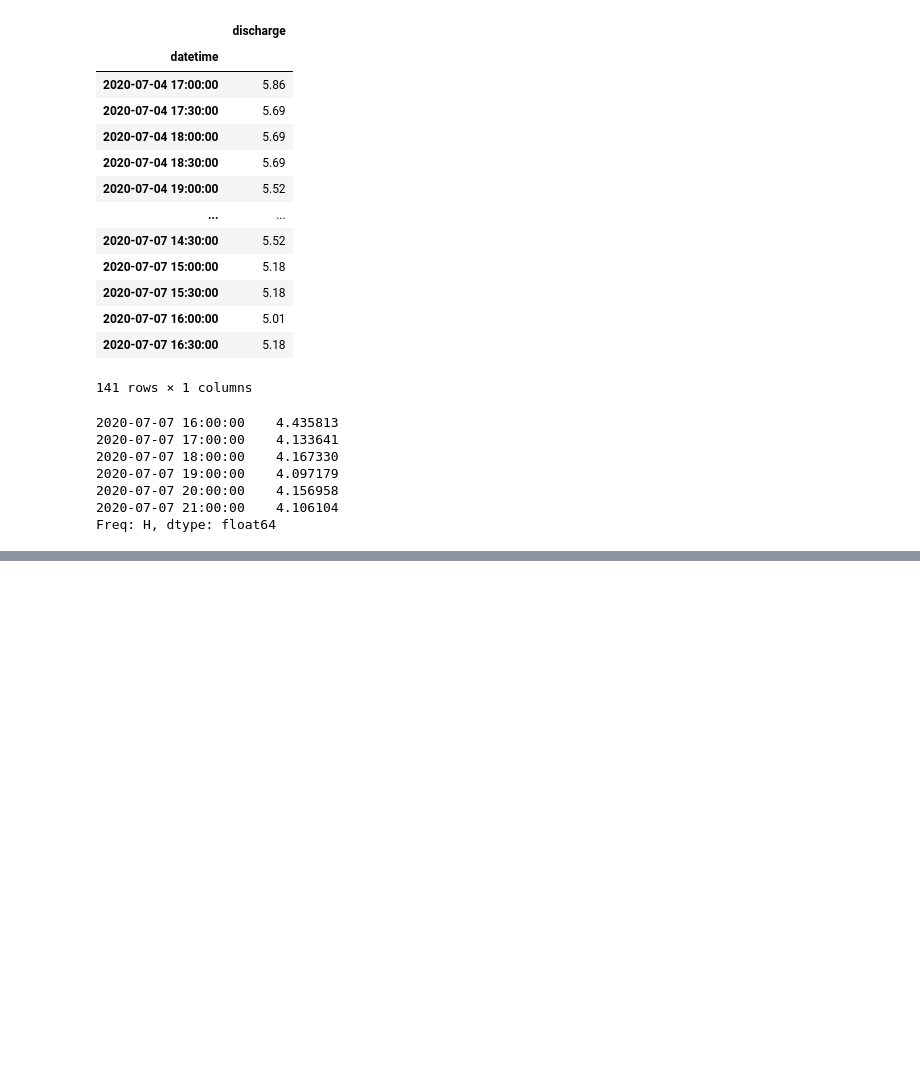
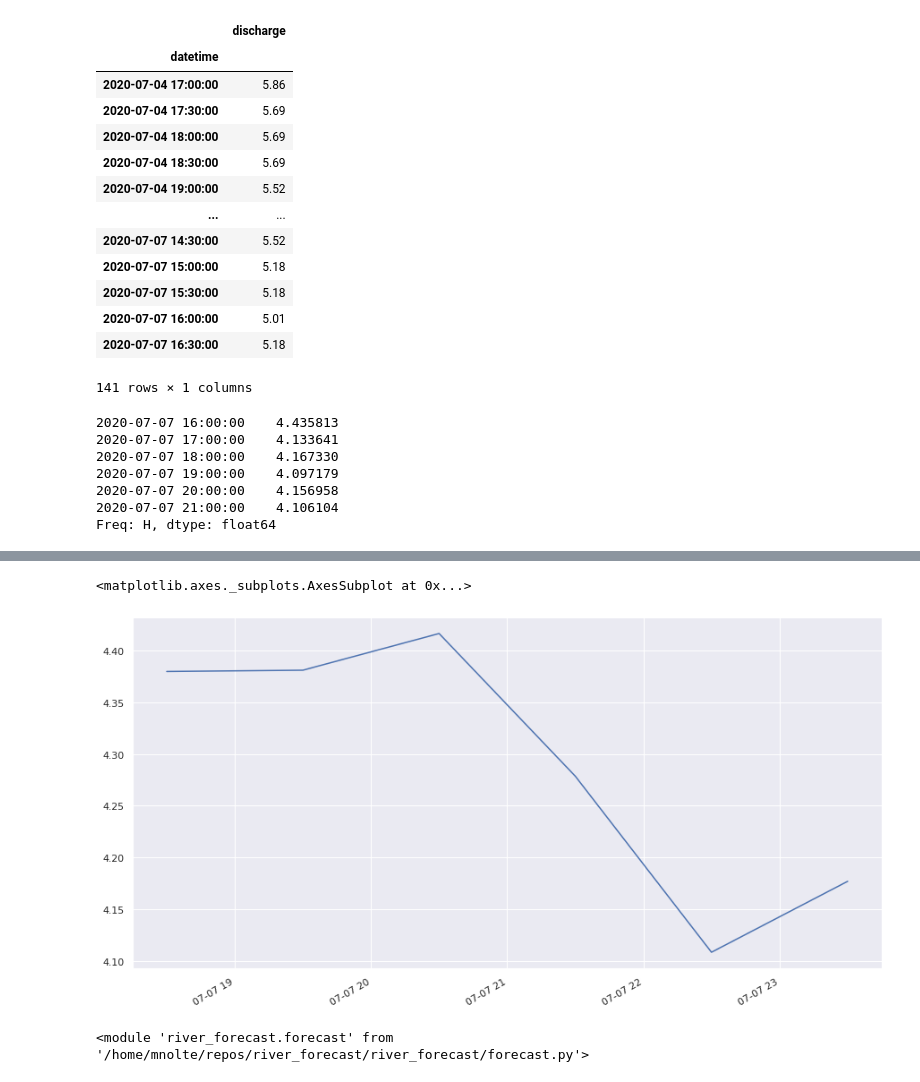
Before and after one commit to maxnolte/river_forecast, a Jupyter notebook: exploratory_analysis_hourly_data.ipynb, the cells around one changed output, grey strips where cells are left out. Cells and saved outputs as stored; diff of their text form; code cells hidden in the pictures; blank space fills up the shorter version.

Commit message:
automatic forecast plot

```diff
--- a/exploratory_analysis_hourly_data.ipynb
+++ b/exploratory_analysis_hourly_data.ipynb
@@ -374 +374,14 @@ data
 72 rows × 1 columns
+# %%
+modelB = SARIMAX(data, order=(4,1,1), seasonal_order=(0,1,1,24))
+resB = modelB.smooth(results.params)
+resB.forecast(steps=6).plot()
+# %% [output]
+<matplotlib.axes._subplots.AxesSubplot at 0x...>
+[figure, added]
+# %%
+import importlib
+import river_forecast.forecast
+importlib.reload(river_forecast.forecast)
+# %% [output]
+<module 'river_forecast.forecast' from '/home/mnolte/repos/river_forecast/river_forecast/forecast.py'>
```
Also changed, not shown: parts of 4 cells of this notebook, 1 other file.
